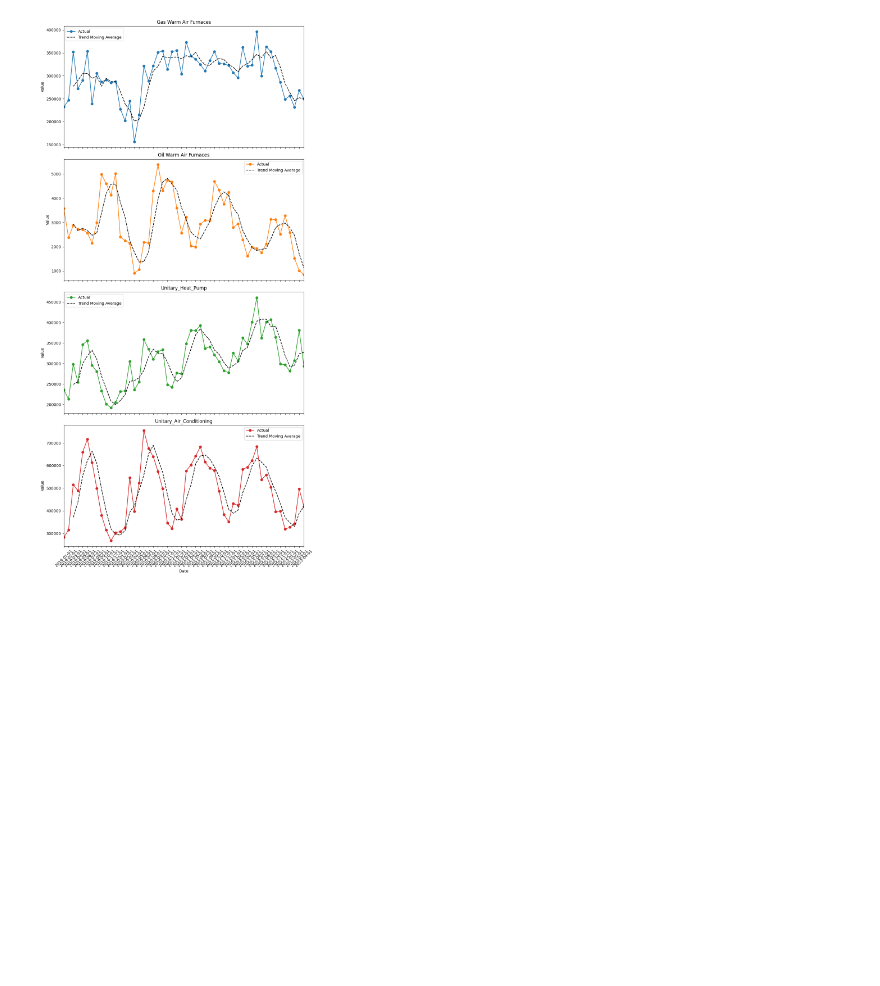
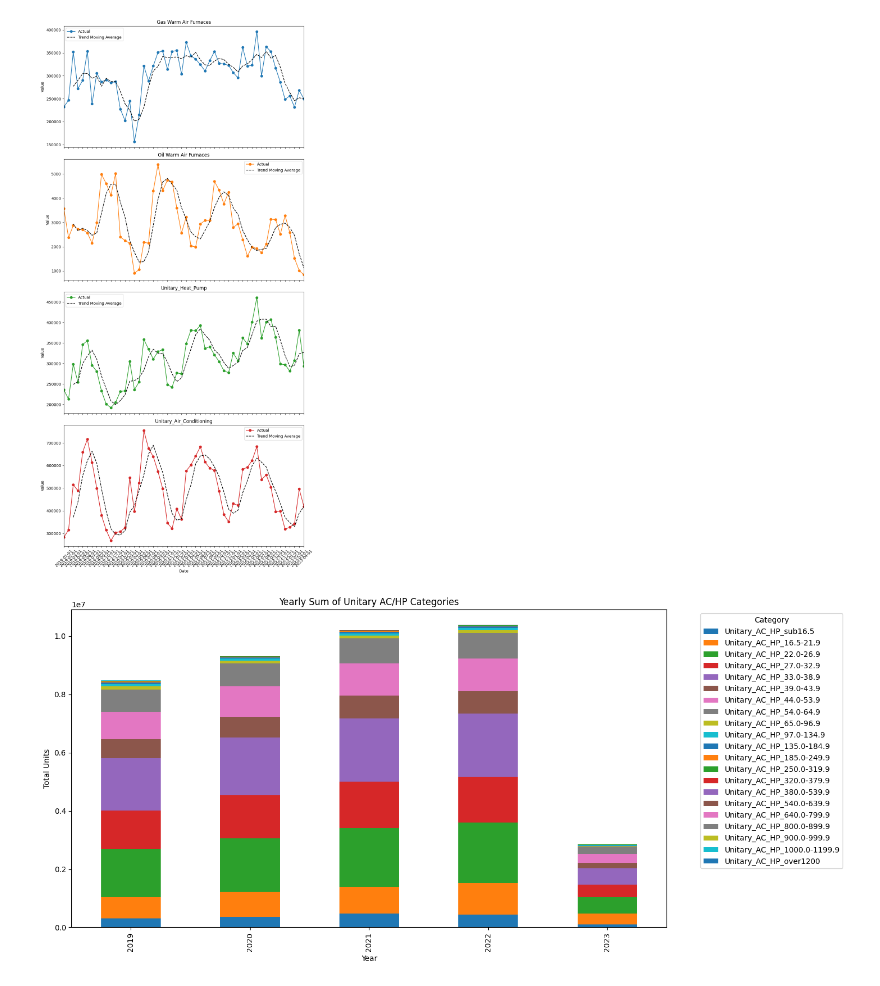
Before and after one commit to JadenFaste/AHRIData, a Jupyter notebook: AHRIAnalysis.ipynb, the cells around one changed output. Cells and saved outputs as stored; diff of their text form; code cells hidden in the pictures; blank space fills up the shorter version.

```diff
--- a/AHRIAnalysis.ipynb
+++ b/AHRIAnalysis.ipynb
@@ -181,3 +181,40 @@ plt.tight_layout()
 plt.show()
 # %% [output]
 [figure]
+# %%
+import pandas as pd
+import matplotlib.pyplot as plt
+
+# Assuming 'filepath' is the path to your CSV file
+df = pd.read_csv(filepath)
+
+# Convert the 'Date' column to datetime format to extract year information
+df['Date'] = pd.to_datetime(df['Date'])
+
+# Extract year from the 'Date' column
+df['Year'] = df['Date'].dt.year
+
+# List of Unitary AC/HP categories
+unitary_categories = [
+    'Unitary_AC_HP_sub16.5', 'Unitary_AC_HP_16.5-21.9', 'Unitary_AC_HP_22.0-26.9',
+    'Unitary_AC_HP_27.0-32.9', 'Unitary_AC_HP_33.0-38.9', 'Unitary_AC_HP_39.0-43.9',
+    'Unitary_AC_HP_44.0-53.9', 'Unitary_AC_HP_54.0-64.9', 'Unitary_AC_HP_65.0-96.9',
+    'Unitary_AC_HP_97.0-134.9', 'Unitary_AC_HP_135.0-184.9', 'Unitary_AC_HP_185.0-249.9',
+    'Unitary_AC_HP_250.0-319.9', 'Unitary_AC_HP_320.0-379.9', 'Unitary_AC_HP_380.0-539.9',
+    'Unitary_AC_HP_540.0-639.9', 'Unitary_AC_HP_640.0-799.9', 'Unitary_AC_HP_800.0-899.9',
+    'Unitary_AC_HP_900.0-999.9', 'Unitary_AC_HP_1000.0-1199.9', 'Unitary_AC_HP_over1200'
+]
+
+# Sum up the values for each year for the specified categories
+summed_unitary_data = df.groupby('Year')[unitary_categories].sum()
+
+# Plotting
+summed_unitary_data.plot(kind='bar', stacked=True, figsize=(15, 7))
+plt.title('Yearly Sum of Unitary AC/HP Categories')
+plt.ylabel('Total Units')
+plt.xlabel('Year')
+plt.legend(title='Category', bbox_to_anchor=(1.05, 1), loc='upper left')
+plt.tight_layout()
+plt.show()
+# %% [output]
+[figure, added]
```
Also changed, not shown: parts of 1 cell of this notebook.
